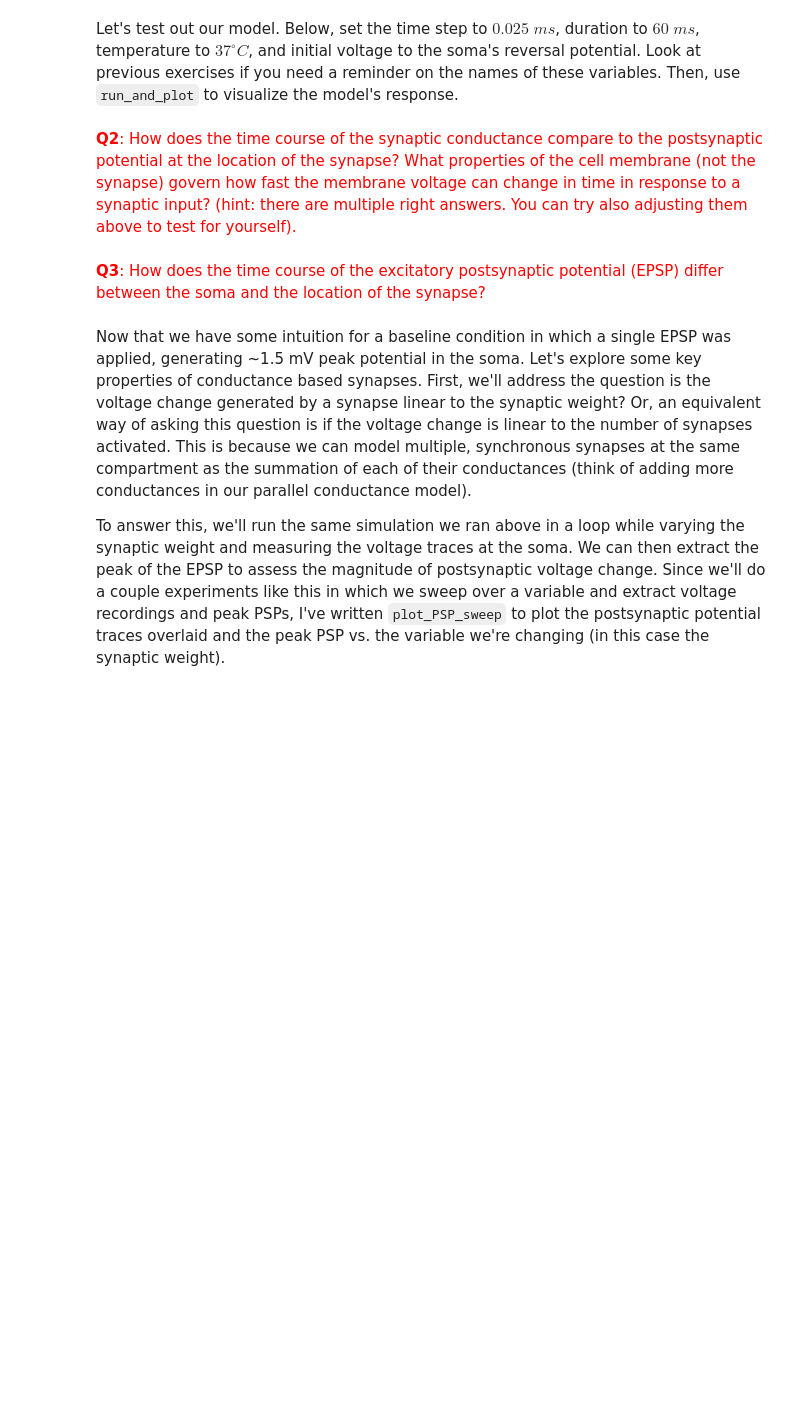
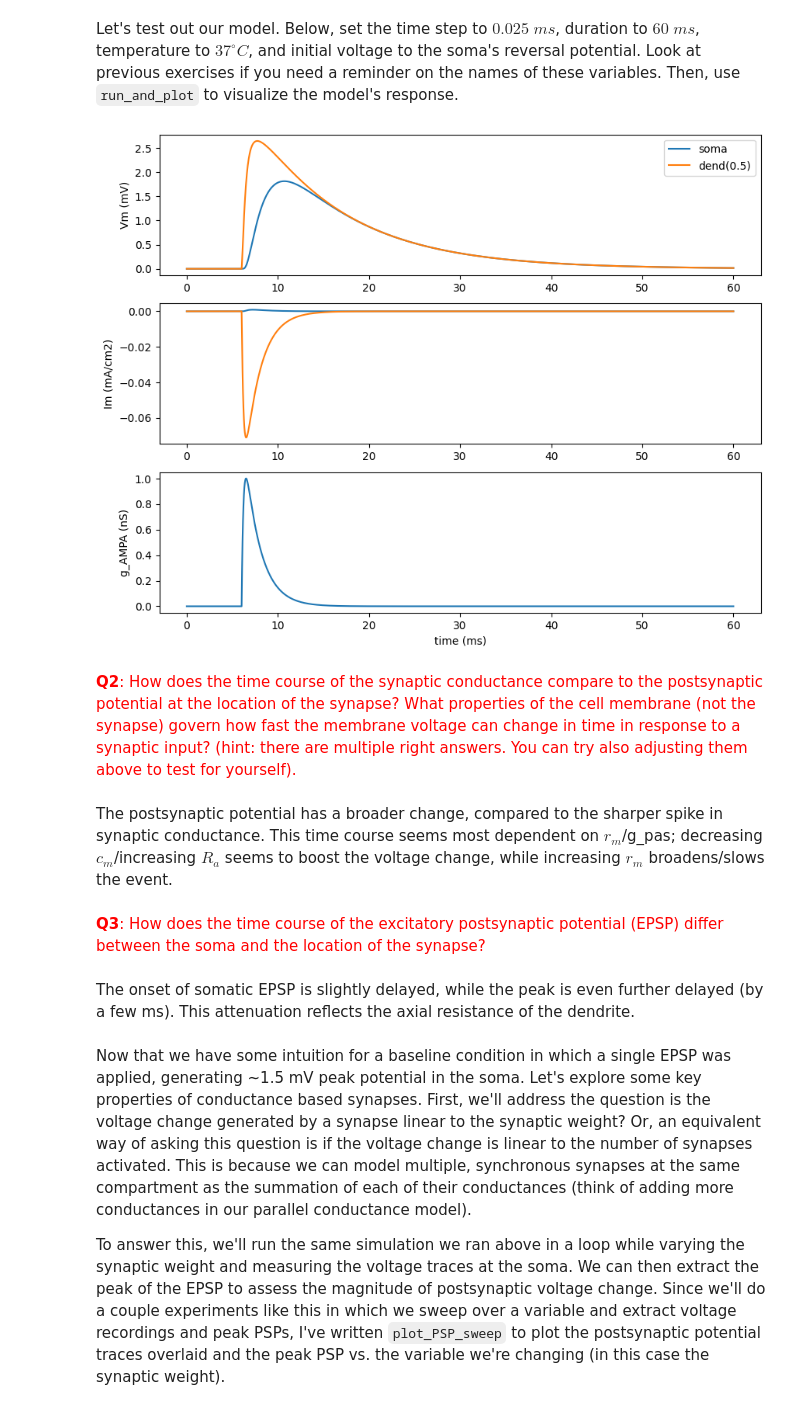
Before and after one commit to lw-miles24/9--CompModNervSys-BallAndStickSynapses, a Jupyter notebook: CompModNervSys_exercise9.ipynb, the cells around one changed output. Drawn from its saved outputs; the diff is of its cells as text; code cells hidden in the pictures; blank space fills up the shorter version.

```diff
--- a/CompModNervSys_exercise9.ipynb
+++ b/CompModNervSys_exercise9.ipynb
@@ -195,11 +222,38 @@ ampa_syn.loc(cell.dend(0.5)) # move synapse back to middle of the dendrite
+# %%
+ampa_syn.loc(cell.dend(0.5)) # move synapse back to middle of the dendrite
+
+# Set simulation parameters
+h.v_init = cell.soma.e_pas # -70 mV
+h.tstop = 60 # ms
+h.celsius = 37 # degC
+h.dt = 0.025 # ms
+
+# test different biophysical properties
+cell.dend.g_pas = 1e-4
+cell.dend.Ra = 100
+cell.dend.cm = 1
+
+# Call run_and_plot
+run_and_plot(cell,gampa_vec,0.5)
+
+# reset biophysical properties
+cell.dend.g_pas = 1e-4
+cell.dend.Ra = 100
+cell.dend.cm = 1
+# %% [output]
+[figure, added]
 # %% [markdown]
 <font color='red'>**Q2**:
 How does the time course of the synaptic conductance compare to the postsynaptic potential at the location of the synapse? What properties of the cell membrane (not the synapse) govern how fast the membrane voltage can change in time in response to a synaptic input? (hint: there are multiple right answers. You can try also adjusting them above to test for yourself).
 </font>
+# %% [markdown]
+The postsynaptic potential has a broader change, compared to the sharper spike in synaptic conductance. This time course seems most dependent on $r_m$/g_pas; decreasing $c_m$/increasing $R_a$ seems to boost the voltage change, while increasing $r_m$ broadens/slows the event.
 # %% [markdown]
 <font color='red'>**Q3**:
 How does the time course of the excitatory postsynaptic potential (EPSP) differ between the soma and the location of the synapse?
 </font>
+# %% [markdown]
+The onset of somatic EPSP is slightly delayed, while the peak is even further delayed (by a few ms). This attenuation reflects the axial resistance of the dendrite.
 # %% [markdown]
 Now that we have some intuition for a baseline condition in which a single EPSP was applied, generating ~1.5 mV peak potential in the soma. Let's explore some key properties of conductance based synapses. First, we'll address the question is the voltage change generated by a synapse linear to the synaptic weight? Or, an equivalent way of asking this question is if the voltage change is linear to the number of synapses activated. This is because we can model multiple, synchronous synapses at the same compartment as the summation of each of their conductances (think of adding more conductances in our parallel conductance model).
 
```
Also changed, not shown: parts of 34 cells of this notebook.
